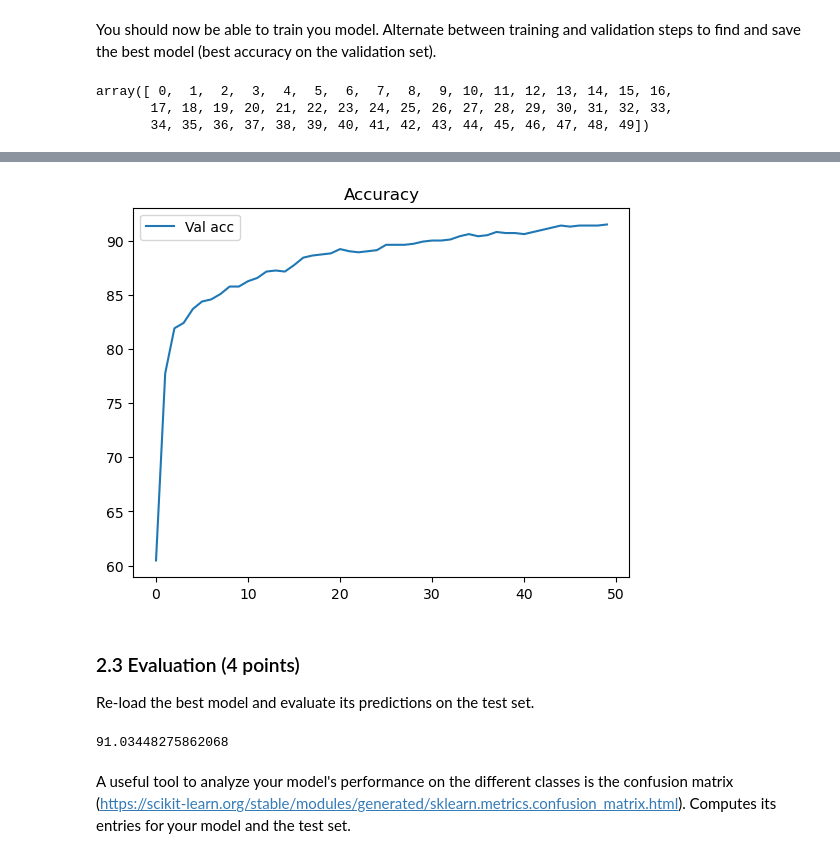
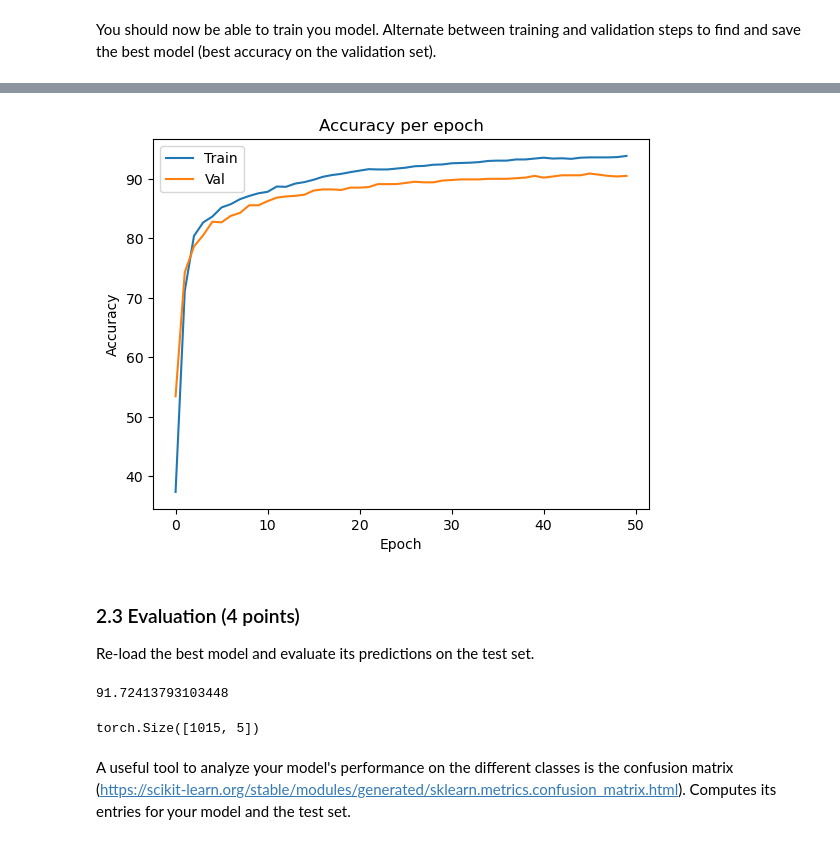
Before and after one commit to lindadelacombaz/iapr-2023, a Jupyter notebook: lab_03_classification.ipynb, the cells around one changed output, grey strips where cells are left out. Drawn from its saved outputs; the diff is of its cells as text; code cells hidden in the pictures.

```diff
--- a/lab_03_classification.ipynb
+++ b/lab_03_classification.ipynb
@@ -564,3 +564,6 @@ Once the implementation of `Sipakmed` completed, create 3 instances of the class
 train_dataset = Sipakmed(features_path, phase='train')
 val_dataset = Sipakmed(features_path, phase='val')
 test_dataset = Sipakmed(features_path, phase='test')
+# %%
+img, label, path = train_dataset[0]
+print(img.shape, label, path)
@@ -719,39 +732,40 @@ def validate(model, criterion, loader):
     return acc, full_outputs, full_labels, losses, full_paths
 # %% [markdown]
 You should now be able to train you model. Alternate between training and validation steps to find and save the best model (best accuracy on the validation set).
-# %%
-np.arange(epochs)
-# %% [output]
-array([ 0,  1,  2,  3,  4,  5,  6,  7,  8,  9, 10, 11, 12, 13, 14, 15, 16,
-       17, 18, 19, 20, 21, 22, 23, 24, 25, 26, 27, 28, 29, 30, 31, 32, 33,
-       34, 35, 36, 37, 38, 39, 40, 41, 42, 43, 44, 45, 46, 47, 48, 49])
 # %%
+# Set a seed for reproducibility:
+torch.manual_seed(42)
+
 # Main loop
 epochs = 50
 best_acc = 0
 model_savepath = '../data'
-accuracies = []
+accuracies_train = []
+accuracies_val = []
 
 for epoch in range(epochs):
     # Train
     ### YOUR CODE
     train_acc, train_outputs, train_labels, train_loss = train(model, optimizer, criterion, train_loader)
+    accuracies_train.append(train_acc)
 
     # Evaluate
     ### YOUR CODE
     val_acc, val_outputs, val_labels, val_loss, val_paths = validate(model, criterion, val_loader)
-    accuracies.append(val_acc)
+    accuracies_val.append(val_acc)
 
     # Save the model
     if val_acc > best_acc:
         ### YOUR CODE
         best_acc = val_acc
         torch.save(model.state_dict(), os.path.join(model_savepath, 'model.pth'))
-        # print("Model saved! Epoch: {}, Val acc: {:.2f}".format(epoch, val_acc))
+        print("Model saved! Epoch: {}, Val acc: {:.2f}".format(epoch, val_acc))
 
-
-plt.plot(np.arange(epochs), accuracies)
+plt.plot(np.arange(epochs), accuracies_train, label="Train")
+plt.plot(np.arange(epochs), accuracies_val, label="Val")
 plt.legend()
-plt.title("Val Accuracy")
+plt.title("Accuracy per epoch")
+plt.xlabel("Epoch")
+plt.ylabel("Accuracy")
 plt.show()
 # %% [output]
@@ -758,4 +789,4 @@ plt.show()
-[figure, old version]
+[figure, new version]
 # %% [markdown]
 ### 2.3 Evaluation (4 points)
 Re-load the best model and evaluate its predictions on the test set.
@@ -769,6 +800,10 @@ model.load_state_dict(torch.load(os.path.join(model_savepath, 'model.pth')))
 test_acc, test_outputs, test_labels, test_loss, test_paths = validate(model, criterion, test_loader)
 print(test_acc)
 # %% [output]
-91.03448275862068
+91.72413793103448
+# %%
+test_outputs.shape
+# %% [output]
+torch.Size([1015, 5])
 # %% [markdown]
 A useful tool to analyze your model's performance on the different classes is the confusion matrix (https://scikit-learn.org/stable/modules/generated/sklearn.metrics.confusion_matrix.html). Computes its entries for your model and the test set.
```
Also changed, not shown: parts of 21 cells of this notebook.
